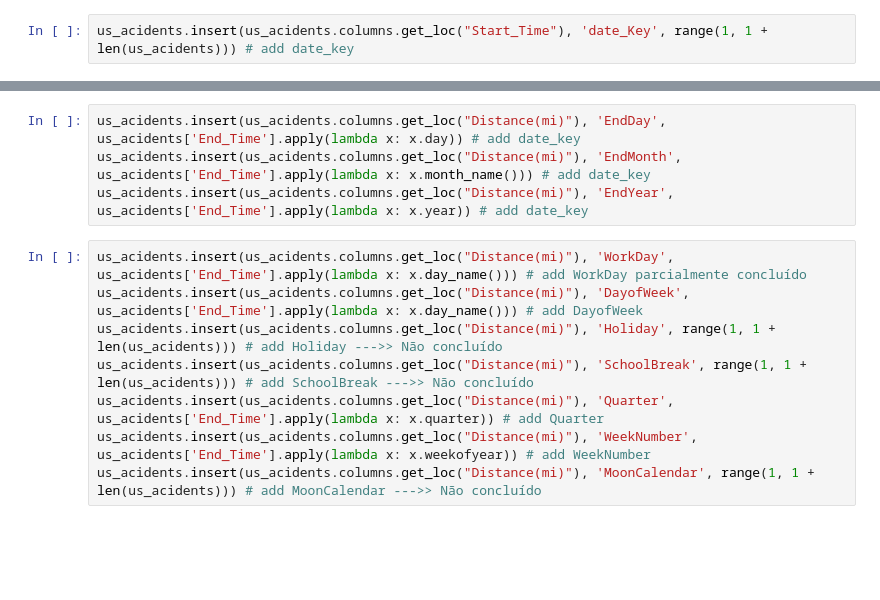
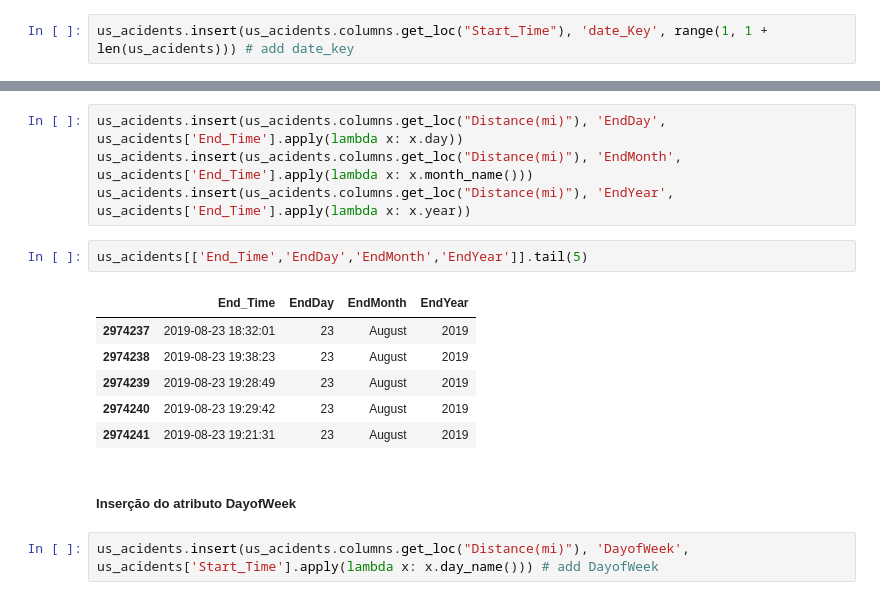
Before and after one commit to valeitao/us_accident_data_system, a Jupyter notebook: Fase II/project.ipynb, the cells around one changed output, grey strips where cells are left out. Drawn from its saved outputs; the diff is of its cells as text; blank space fills up the shorter version.

```diff
--- a/Fase II/project.ipynb
+++ b/Fase II/project.ipynb
@@ -347,12 +533,17 @@ us_acidents.insert(us_acidents.columns.get_loc("End_Time"), 'StartYear', us_acid
 # %%
-us_acidents.insert(us_acidents.columns.get_loc("Distance(mi)"), 'EndDay', us_acidents['End_Time'].apply(lambda x: x.day)) # add date_key
-us_acidents.insert(us_acidents.columns.get_loc("Distance(mi)"), 'EndMonth', us_acidents['End_Time'].apply(lambda x: x.month_name())) # add date_key
-us_acidents.insert(us_acidents.columns.get_loc("Distance(mi)"), 'EndYear', us_acidents['End_Time'].apply(lambda x: x.year)) # add date_key
+us_acidents.insert(us_acidents.columns.get_loc("Distance(mi)"), 'EndDay', us_acidents['End_Time'].apply(lambda x: x.day))
+us_acidents.insert(us_acidents.columns.get_loc("Distance(mi)"), 'EndMonth', us_acidents['End_Time'].apply(lambda x: x.month_name()))
+us_acidents.insert(us_acidents.columns.get_loc("Distance(mi)"), 'EndYear', us_acidents['End_Time'].apply(lambda x: x.year))
-# %%
-us_acidents.insert(us_acidents.columns.get_loc("Distance(mi)"), 'WorkDay', us_acidents['End_Time'].apply(lambda x: x.day_name())) # add WorkDay parcialmente concluído
-us_acidents.insert(us_acidents.columns.get_loc("Distance(mi)"), 'DayofWeek', us_acidents['End_Time'].apply(lambda x: x.day_name())) # add DayofWeek
-us_acidents.insert(us_acidents.columns.get_loc("Distance(mi)"), 'Holiday', range(1, 1 + len(us_acidents))) # add Holiday --->> Não concluído
-us_acidents.insert(us_acidents.columns.get_loc("Distance(mi)"), 'SchoolBreak', range(1, 1 + len(us_acidents))) # add SchoolBreak --->> Não concluído
-us_acidents.insert(us_acidents.columns.get_loc("Distance(mi)"), 'Quarter', us_acidents['End_Time'].apply(lambda x: x.quarter)) # add Quarter
-us_acidents.insert(us_acidents.columns.get_loc("Distance(mi)"), 'WeekNumber', us_acidents['End_Time'].apply(lambda x: x.weekofyear)) # add WeekNumber
-us_acidents.insert(us_acidents.columns.get_loc("Distance(mi)"), 'MoonCalendar', range(1, 1 + len(us_acidents))) # add MoonCalendar --->> Não concluído
+# %%
+us_acidents[['End_Time','EndDay','EndMonth','EndYear']].tail(5)
+# %% [output]
+|  | End_Time | EndDay | EndMonth | EndYear |
+| 2974237 | 2019-08-23 18:32:01 | 23 | August | 2019 |
+| 2974238 | 2019-08-23 19:38:23 | 23 | August | 2019 |
+| 2974239 | 2019-08-23 19:28:49 | 23 | August | 2019 |
+| 2974240 | 2019-08-23 19:29:42 | 23 | August | 2019 |
+| 2974241 | 2019-08-23 19:21:31 | 23 | August | 2019 |
+# %% [markdown]
+##### Inserção do atributo DayofWeek
+# %%
+us_acidents.insert(us_acidents.columns.get_loc("Distance(mi)"), 'DayofWeek', us_acidents['Start_Time'].apply(lambda x: x.day_name())) # add DayofWeek
```
Also changed, not shown: parts of 45 cells of this notebook.
